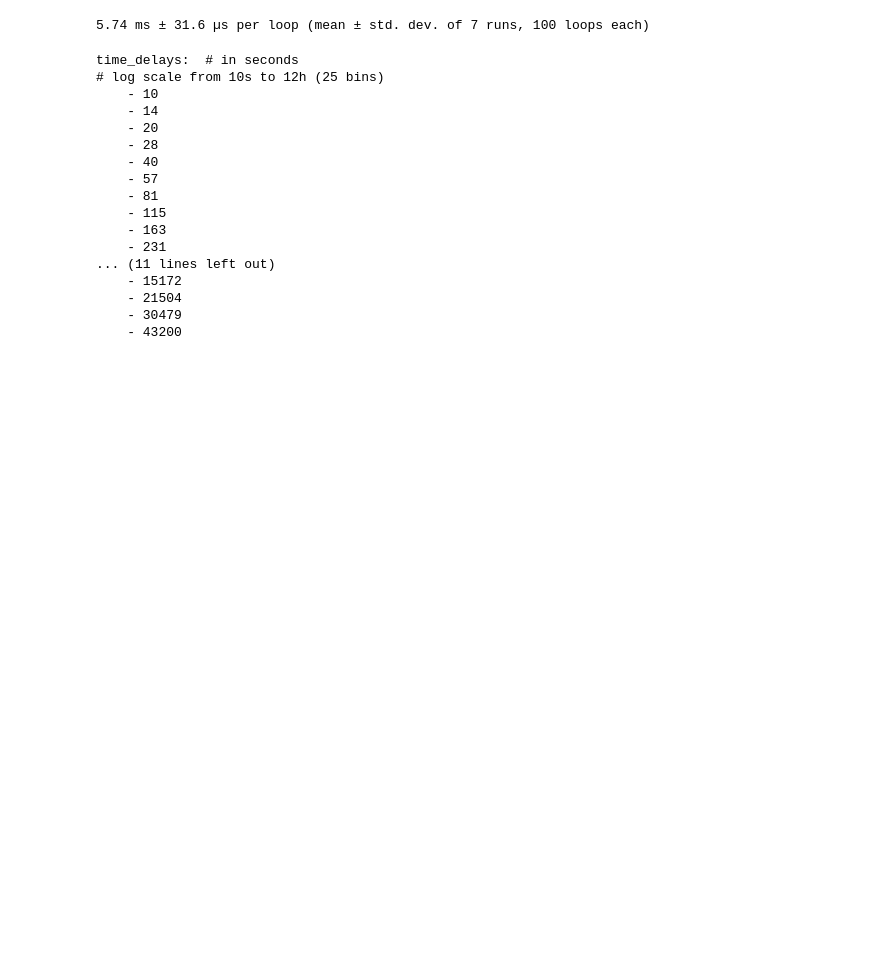
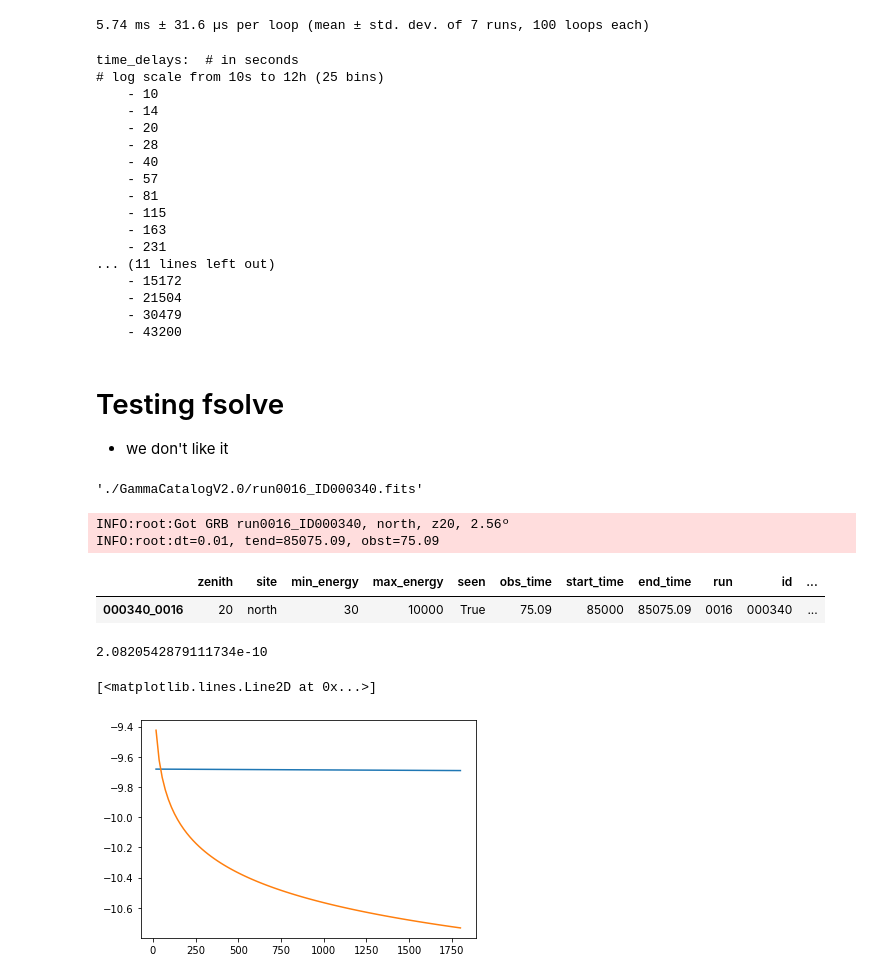
Before and after one commit to astrojarred/gravitational_wave_toy, a Jupyter notebook: notebooks/integrating_v2.ipynb, the cells around one changed output. Cells and saved outputs as stored; diff of their text form; code cells hidden in the pictures; blank space fills up the shorter version.

Commit message:
Test fsolve in the notebook (hint: bad)

```diff
--- a/notebooks/integrating_v2.ipynb
+++ b/notebooks/integrating_v2.ipynb
@@ -590,3 +587,38 @@ time_delays:  # in seconds
     - 21504
     - 30479
     - 43200
+# %% [markdown]
+# Testing fsolve
+- we don't like it
+# %%
+filepath
+# %% [output]
+'./GammaCatalogV2.0/run0016_ID000340.fits'
+# %%
+res = gwt.observe_grb(filepath, sensitivity, log_directory=parsed_yaml_file["log_directory"], start_time=85000, zeniths=[20], sites=["north"], precision=2)
+# %% [output]
+INFO:root:Got GRB run0016_ID000340, north, z20, 2.56º
+INFO:root:dt=0.01, tend=85075.09, obst=75.09
+# %%
+res
+# %% [output]
+|  | zenith | site | min_energy | max_energy | seen | obs_time | start_time | end_time | run | id | ... |
+| 000340_0016 | 20 | north | 30 | 10000 | True | 75.09 | 85000 | 85075.09 | 0016 | 000340 | ... |
+# %%
+start_time = 85000
+t = np.linspace(start_time, start_time+(0.5*3600), 101)[1:]
+obst = t - start_time
+# %%
+grb.get_fluence(start_time, t[3])/(t[3]-start_time)
+# %% [output]
+2.0820542879111734e-10
+# %%
+average_fluxes = np.array([grb.get_fluence(start_time, time)/(time - start_time) for time in t])
+# %%
+photon_fluxes = np.array([sensitivity.get(t=time, site=grb.site, zenith=grb.zenith) for time in obst])
+# %%
+plt.plot(obst, np.log10(average_fluxes))
+plt.plot(obst, np.log10(photon_fluxes))
+# %% [output]
+[<matplotlib.lines.Line2D at 0x...>]
+[figure, added]
```
Also changed, not shown: parts of 7 cells of this notebook.
